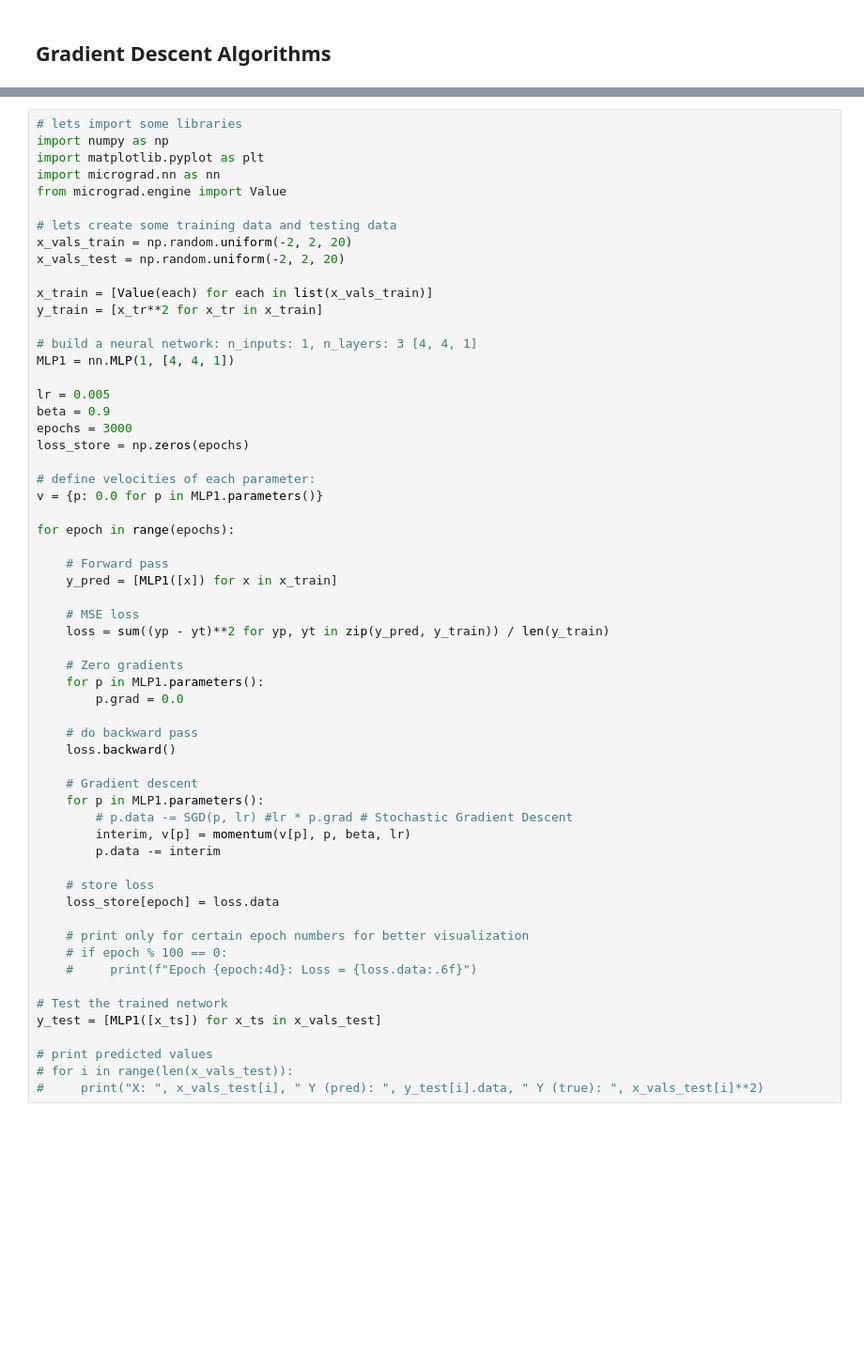
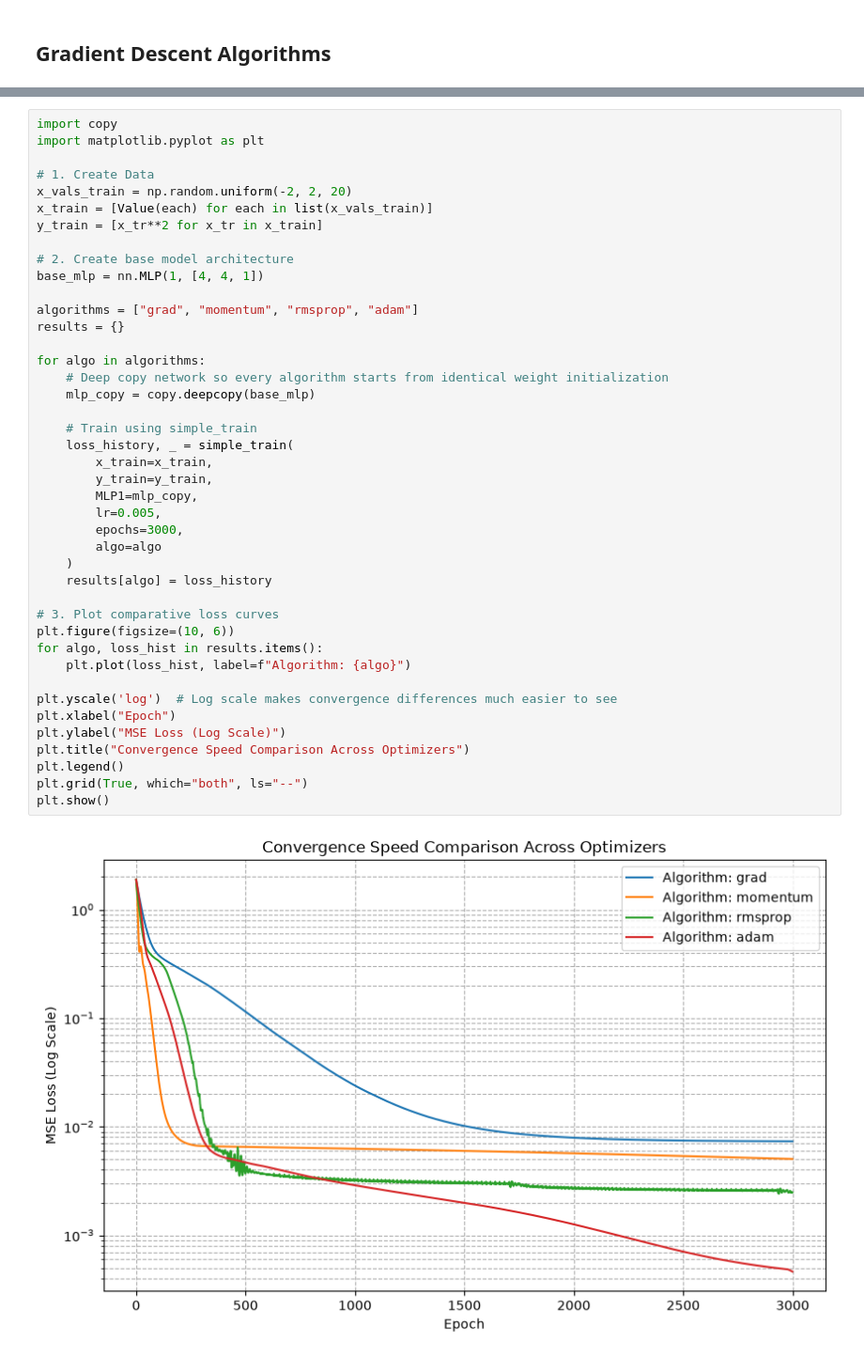
Before and after one commit to sohamphanseiitb/Robotics-In-Python-Sensing-Perception-Planning-Control, a Jupyter notebook: LLM_Andrej_Karpathy/micrograd_from_scratch.ipynb, the cells around one changed output, grey strips where cells are left out. Shown at 94% size. Cells and saved outputs as stored; diff of their text form; blank space fills up the shorter version.

Commit message:
clean up; implement 4 different optimization routines: SGD, momentum, rmsprop and adam

```diff
--- a/LLM_Andrej_Karpathy/micrograd_from_scratch.ipynb
+++ b/LLM_Andrej_Karpathy/micrograd_from_scratch.ipynb
@@ -203,59 +299,44 @@ def momentum(v: float, p: micrograd.engine.Value, beta: float, lr: float):
 # %%
-# lets import some libraries
-import numpy as np
+import copy
 import matplotlib.pyplot as plt
-import micrograd.nn as nn
-from micrograd.engine import Value
 
-# lets create some training data and testing data
+# 1. Create Data
 x_vals_train = np.random.uniform(-2, 2, 20)
-x_vals_test = np.random.uniform(-2, 2, 20)
-
 x_train = [Value(each) for each in list(x_vals_train)]
 y_train = [x_tr**2 for x_tr in x_train]
 
-# build a neural network: n_inputs: 1, n_layers: 3 [4, 4, 1]
-MLP1 = nn.MLP(1, [4, 4, 1])
+# 2. Create base model architecture
+base_mlp = nn.MLP(1, [4, 4, 1])
 
-lr = 0.005
-beta = 0.9
-epochs = 3000
-loss_store = np.zeros(epochs)
+algorithms = ["grad", "momentum", "rmsprop", "adam"]
+results = {}
 
-# define velocities of each parameter:
-v = {p: 0.0 for p in MLP1.parameters()}
+for algo in algorithms:
+    # Deep copy network so every algorithm starts from identical weight initialization
+    mlp_copy = copy.deepcopy(base_mlp)
 
-for epoch in range(epochs):
+    # Train using simple_train
+    loss_history, _ = simple_train(
+        x_train=x_train,
+        y_train=y_train,
+        MLP1=mlp_copy,
+        lr=0.005,
+        epochs=3000,
+        algo=algo
+    )
+    results[algo] = loss_history
 
-    # Forward pass
-    y_pred = [MLP1([x]) for x in x_train]
+# 3. Plot comparative loss curves
+plt.figure(figsize=(10, 6))
+for algo, loss_hist in results.items():
+    plt.plot(loss_hist, label=f"Algorithm: {algo}")
 
-    # MSE loss
-    loss = sum((yp - yt)**2 for yp, yt in zip(y_pred, y_train)) / len(y_train)
-
-    # Zero gradients
-    for p in MLP1.parameters():
-        p.grad = 0.0
-
-    # do backward pass
-    loss.backward()
-
-    # Gradient descent
-    for p in MLP1.parameters():
-        # p.data -= SGD(p, lr) #lr * p.grad # Stochastic Gradient Descent
-        interim, v[p] = momentum(v[p], p, beta, lr)
-        p.data -= interim
-
-    # store loss
-    loss_store[epoch] = loss.data
-
-    # print only for certain epoch numbers for better visualization
-    # if epoch % 100 == 0:
-    #     print(f"Epoch {epoch:4d}: Loss = {loss.data:.6f}")
-
-# Test the trained network
-y_test = [MLP1([x_ts]) for x_ts in x_vals_test]
-
-# print predicted values
-# for i in range(len(x_vals_test)):
-#     print("X: ", x_vals_test[i], " Y (pred): ", y_test[i].data, " Y (true): ", x_vals_test[i]**2)
+plt.yscale('log')  # Log scale makes convergence differences much easier to see
+plt.xlabel("Epoch")
+plt.ylabel("MSE Loss (Log Scale)")
+plt.title("Convergence Speed Comparison Across Optimizers")
+plt.legend()
+plt.grid(True, which="both", ls="--")
+plt.show()
+# %% [output]
+[figure, added]
```
Also changed, not shown: parts of 4 cells of this notebook.
